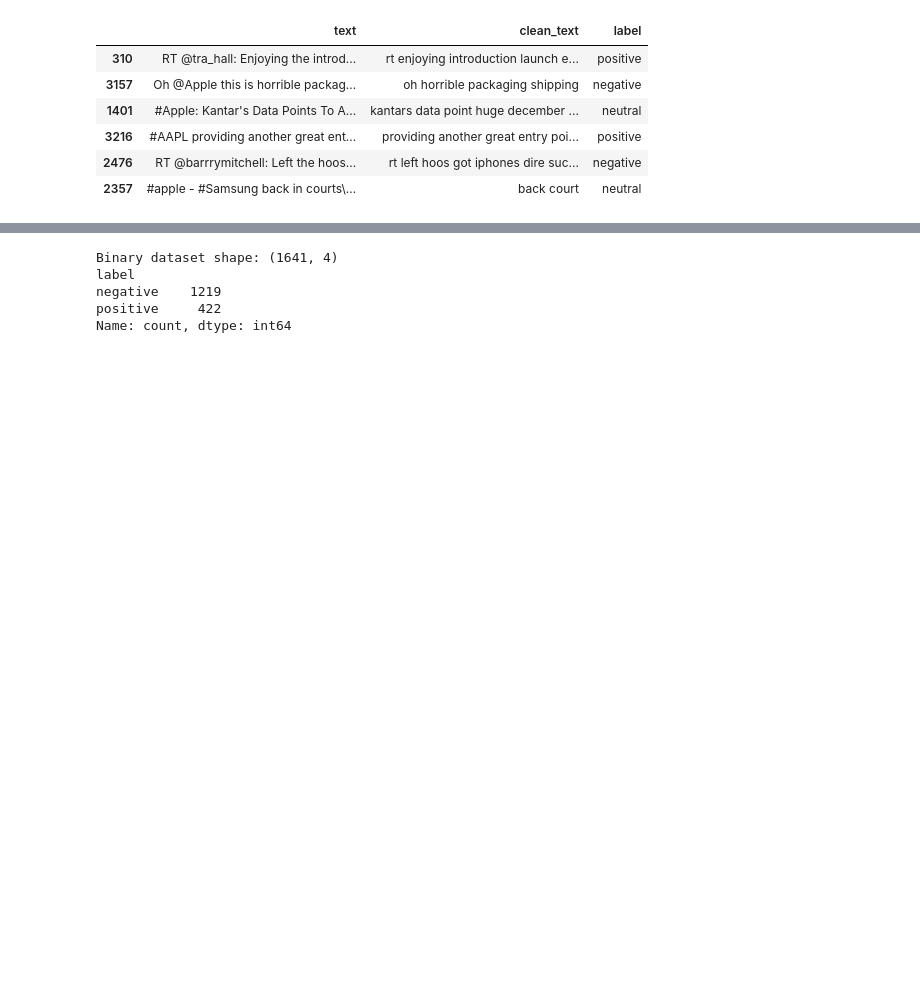
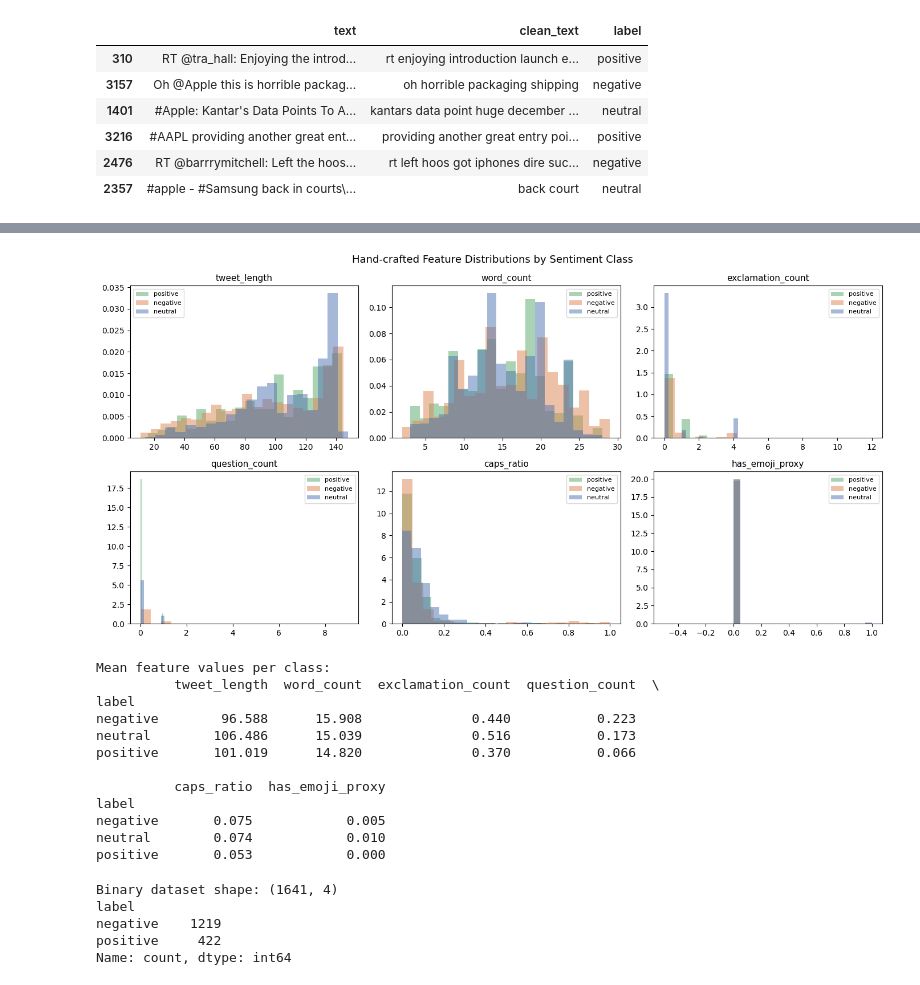
Before and after one commit to MoonwaMasaki/twitter-sentiment-nlp, a Jupyter notebook: workbook/nlp_sentiment.ipynb, the cells around one changed output, grey strips where cells are left out. Cells and saved outputs as stored; diff of their text form; code cells hidden in the pictures; blank space fills up the shorter version.

```diff
--- a/workbook/nlp_sentiment.ipynb
+++ b/workbook/nlp_sentiment.ipynb
@@ -213,3 +267,45 @@ df_clean[['text', 'clean_text', 'label']].sample(6, random_state=42)
+# %%
+from sklearn.preprocessing import StandardScaler
+
+class TweetFeatureExtractor(BaseEstimator, TransformerMixin):
+    """Custom transformer: extracts hand-crafted numeric features from raw tweet text."""
+    def fit(self, X, y=None):
+        return self
+    def transform(self, X):
+        return csr_matrix(extract_features(X))
+
+# Visualise feature distributions by sentiment class
+feat_df = pd.DataFrame(extract_features(df_clean['text'].tolist()), columns=feat_names)
+feat_df['label'] = df_clean['label'].values
+
+fig, axes = plt.subplots(2, 3, figsize=(14, 7))
+for ax, feat in zip(axes.flat, feat_names):
+    for label, color in [('positive', '#55A868'), ('negative', '#DD8452'), ('neutral', '#4C72B0')]:
+        vals = feat_df[feat_df['label'] == label][feat]
+        ax.hist(vals, bins=20, alpha=0.5, label=label, color=color, density=True)
+    ax.set_title(feat, fontsize=11)
+    ax.legend(fontsize=8)
+plt.suptitle('Hand-crafted Feature Distributions by Sentiment Class', fontsize=13)
+plt.tight_layout()
+plt.show()
+
+# Group means per class — do the features differ meaningfully?
+print('\nMean feature values per class:')
+print(feat_df.groupby('label')[feat_names].mean().round(3))
+# %% [output]
+[figure, added]
+Mean feature values per class:
+          tweet_length  word_count  exclamation_count  question_count  \
+label
+negative        96.588      15.908              0.440           0.223
+neutral        106.486      15.039              0.516           0.173
+positive       101.019      14.820              0.370           0.066
+
+          caps_ratio  has_emoji_proxy
+label
+negative       0.075            0.005
+neutral        0.074            0.010
+positive       0.053            0.000
 # %%
 # ── Binary dataset: positive vs negative only ─────────────────────────────
 df_binary = df_clean[df_clean['label'].isin(['positive', 'negative'])].copy()
```
Also changed, not shown: parts of 4 cells of this notebook.
